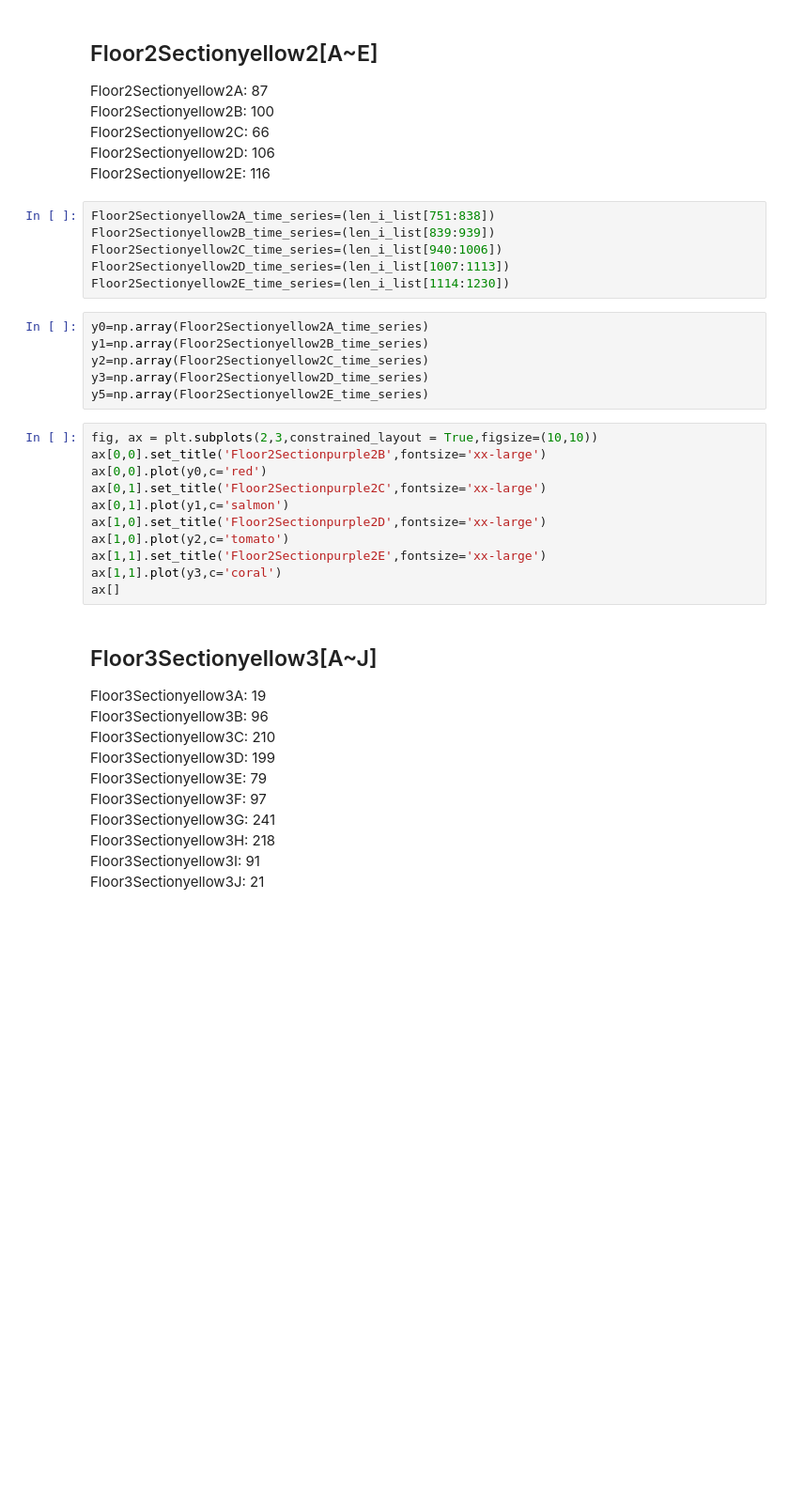
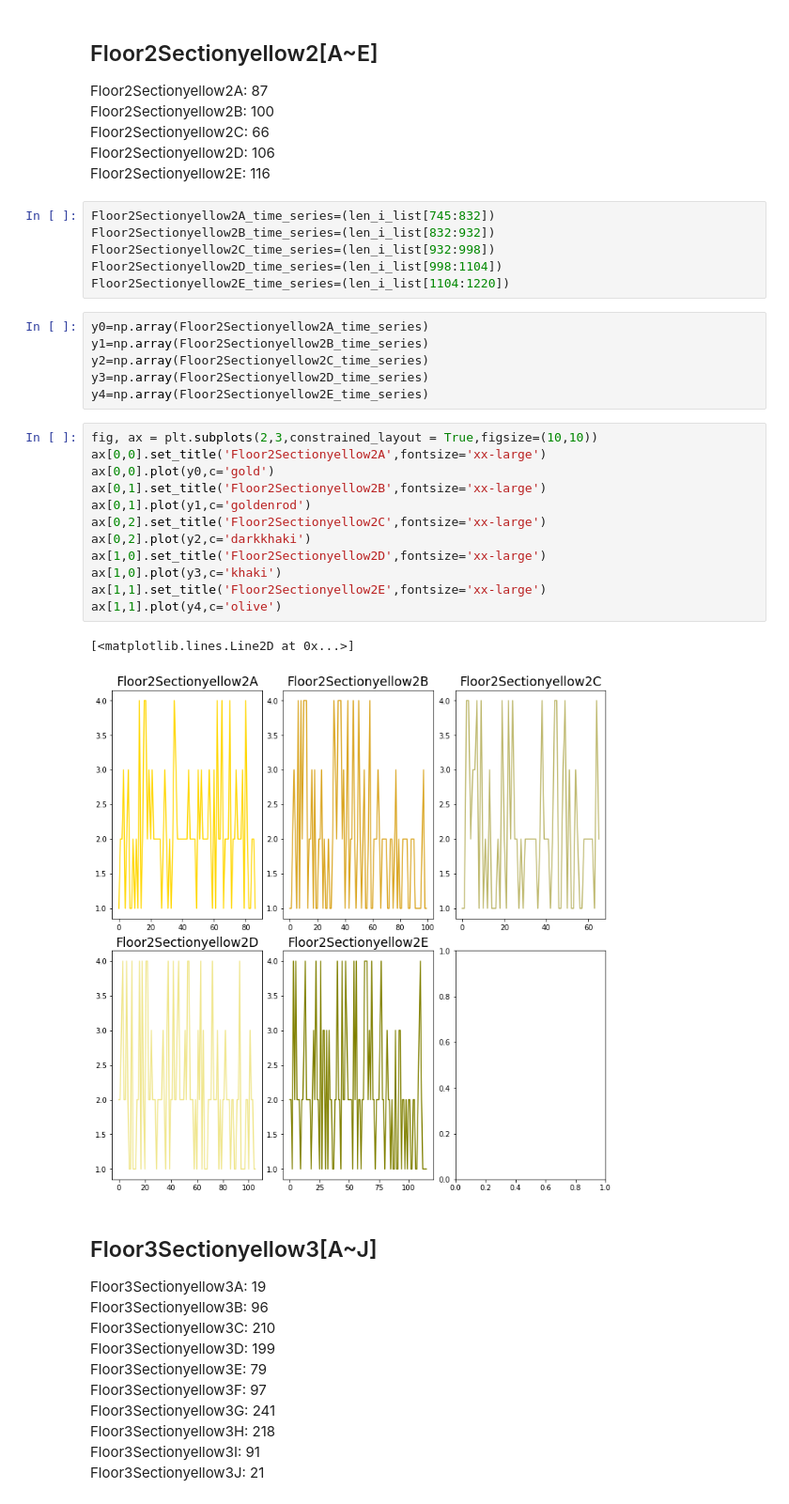
Before and after one commit to tengtengsnake/DS_info, a Jupyter notebook: final-graph-task2.ipynb, the cells around one changed output. Shown at 94% size. Drawn from its saved outputs; the diff is of its cells as text; blank space fills up the shorter version.

```diff
--- a/final-graph-task2.ipynb
+++ b/final-graph-task2.ipynb
@@ -290,28 +295,32 @@ Floor2Sectionyellow2C: 66
 Floor2Sectionyellow2D: 106
 Floor2Sectionyellow2E: 116
 # %%
-Floor2Sectionyellow2A_time_series=(len_i_list[751:838])
-Floor2Sectionyellow2B_time_series=(len_i_list[839:939])
-Floor2Sectionyellow2C_time_series=(len_i_list[940:1006])
-Floor2Sectionyellow2D_time_series=(len_i_list[1007:1113])
-Floor2Sectionyellow2E_time_series=(len_i_list[1114:1230])
+Floor2Sectionyellow2A_time_series=(len_i_list[745:832])
+Floor2Sectionyellow2B_time_series=(len_i_list[832:932])
+Floor2Sectionyellow2C_time_series=(len_i_list[932:998])
+Floor2Sectionyellow2D_time_series=(len_i_list[998:1104])
+Floor2Sectionyellow2E_time_series=(len_i_list[1104:1220])
 # %%
 y0=np.array(Floor2Sectionyellow2A_time_series)
 y1=np.array(Floor2Sectionyellow2B_time_series)
 y2=np.array(Floor2Sectionyellow2C_time_series)
 y3=np.array(Floor2Sectionyellow2D_time_series)
-y5=np.array(Floor2Sectionyellow2E_time_series)
+y4=np.array(Floor2Sectionyellow2E_time_series)
 # %%
 fig, ax = plt.subplots(2,3,constrained_layout = True,figsize=(10,10))
-ax[0,0].set_title('Floor2Sectionpurple2B',fontsize='xx-large')
-ax[0,0].plot(y0,c='red')
-ax[0,1].set_title('Floor2Sectionpurple2C',fontsize='xx-large')
-ax[0,1].plot(y1,c='salmon')
-ax[1,0].set_title('Floor2Sectionpurple2D',fontsize='xx-large')
-ax[1,0].plot(y2,c='tomato')
-ax[1,1].set_title('Floor2Sectionpurple2E',fontsize='xx-large')
-ax[1,1].plot(y3,c='coral')
-ax[]
+ax[0,0].set_title('Floor2Sectionyellow2A',fontsize='xx-large')
+ax[0,0].plot(y0,c='gold')
+ax[0,1].set_title('Floor2Sectionyellow2B',fontsize='xx-large')
+ax[0,1].plot(y1,c='goldenrod')
+ax[0,2].set_title('Floor2Sectionyellow2C',fontsize='xx-large')
+ax[0,2].plot(y2,c='darkkhaki')
+ax[1,0].set_title('Floor2Sectionyellow2D',fontsize='xx-large')
+ax[1,0].plot(y3,c='khaki')
+ax[1,1].set_title('Floor2Sectionyellow2E',fontsize='xx-large')
+ax[1,1].plot(y4,c='olive')
+# %% [output]
+[<matplotlib.lines.Line2D at 0x...>]
+[figure, added]
 # %% [markdown]
 ## Floor3Sectionyellow3[A~J]
 Floor3Sectionyellow3A: 19
```
Also changed, not shown: parts of 15 cells of this notebook.
